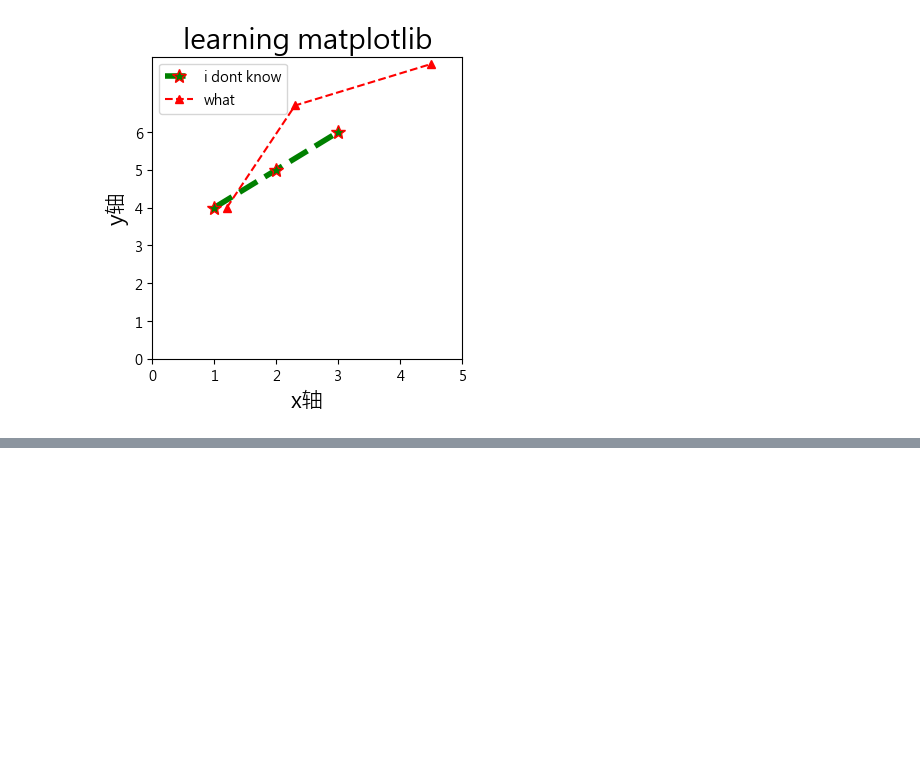
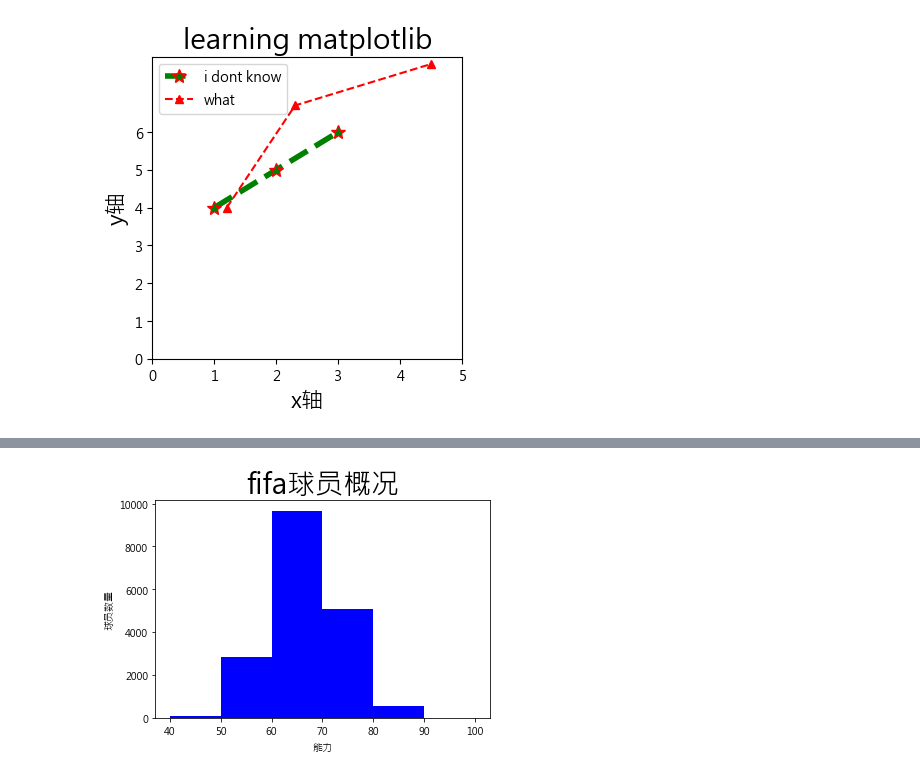
Before and after one commit to zbossz/python, a Jupyter notebook: matplotlib-learning.ipynb, the cells around one changed output, grey strips where cells are left out. Cells and saved outputs as stored; diff of their text form; code cells hidden in the pictures; blank space fills up the shorter version.

```diff
--- a/matplotlib-learning.ipynb
+++ b/matplotlib-learning.ipynb
@@ -25,0 +60,3 @@ plt.show()
+# %%
+fifa=pd.read_csv('matplotlib_tutorial-master/fifa_data.csv')
+fifa.head(5)
@@ -25,0 +71,8 @@ plt.show()
+# %%
+plt.hist(fifa.Overall,bins=[40,50,60,70,80,90,100],color='b')
+plt.xlabel("能力")
+plt.ylabel("球员数量")
+plt.title('fifa球员概况',fontdict={"fontsize":28})
+plt.show()
+# %% [output]
+[figure, added]
```
Also changed, not shown: parts of 6 cells of this notebook.
